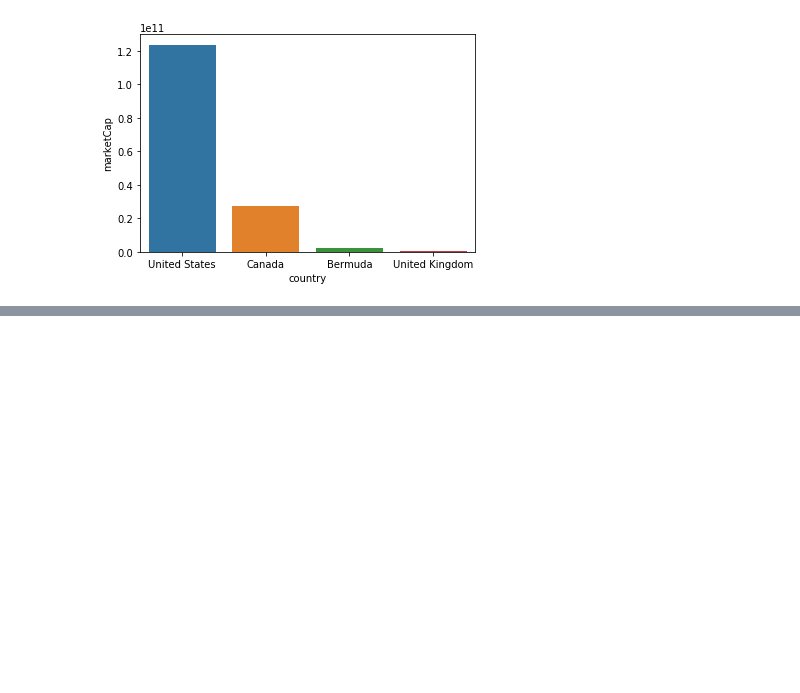
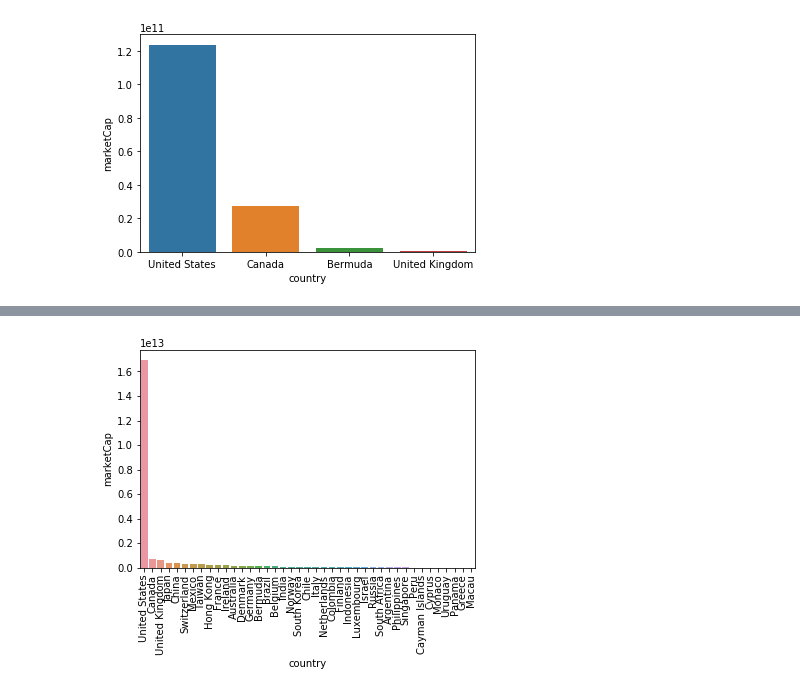
Before and after one commit to ipatel467/Stock-Market-Analysis, a Jupyter notebook: StocksP2.ipynb, the cells around one changed output, grey strips where cells are left out. Saved outputs shown, nothing was run; the diff lists cells and outputs as text; code cells hidden in the pictures; blank space fills up the shorter version.

```diff
--- a/StocksP2.ipynb
+++ b/StocksP2.ipynb
@@ -537,0 +543,9 @@ cmsmed = cms.sort_values(by = 'marketCap', ascending=False)
+# %%
+cmslarge = large.groupby('country').agg({'marketCap':'sum'}).reset_index()
+# %%
+cmslarge = cmslarge.sort_values(by = 'marketCap', ascending=False)
+# %%
+sns.barplot(x=cmslarge['country'], y= cmslarge['marketCap']);
+plt.xticks(rotation=90);
+# %% [output]
+[figure, added]
```
Also changed, not shown: parts of 12 cells of this notebook.
